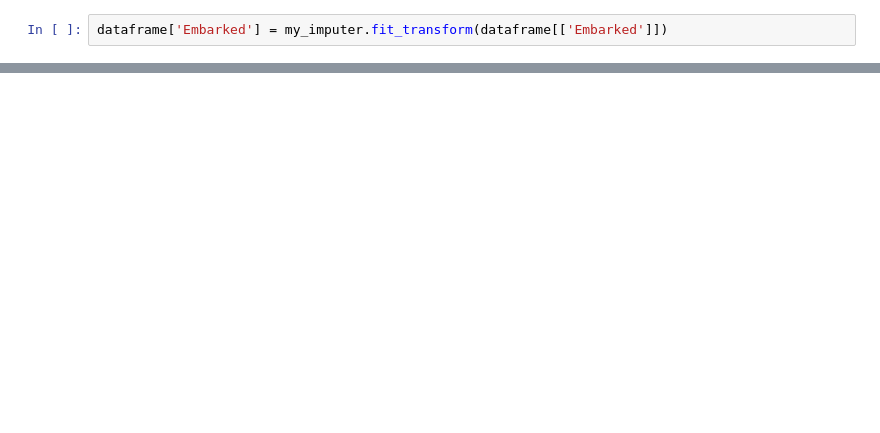
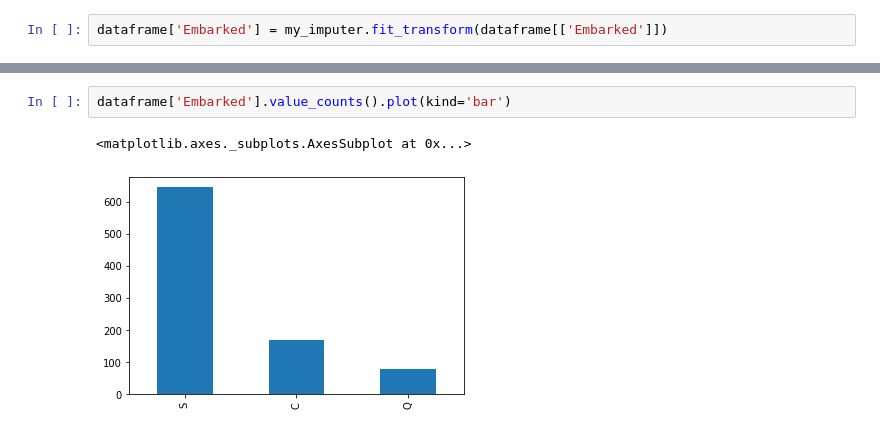
Before and after one commit to pranzalkhadka/Titanic_ML, a Jupyter notebook: Titanic_ML.ipynb, the cells around one changed output, grey strips where cells are left out. Cells and saved outputs as stored; diff of their text form; blank space fills up the shorter version.

```diff
--- a/Titanic_ML.ipynb
+++ b/Titanic_ML.ipynb
@@ -123,0 +158,5 @@ memory usage: 54.3+ KB
+# %%
+dataframe['Embarked'].value_counts().plot(kind='bar')
+# %% [output]
+<matplotlib.axes._subplots.AxesSubplot at 0x...>
+[figure, added]
```
Also changed, not shown: parts of 14 cells of this notebook.
